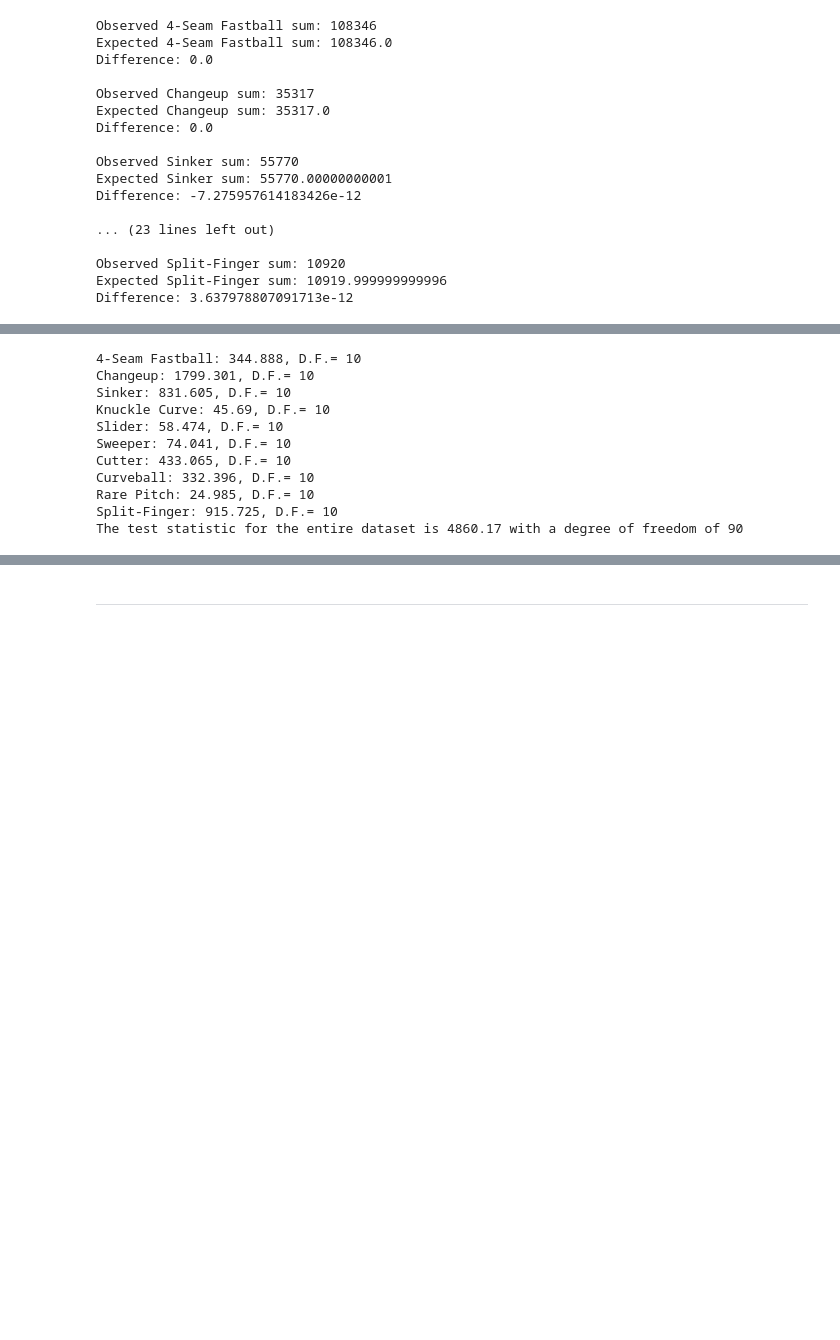
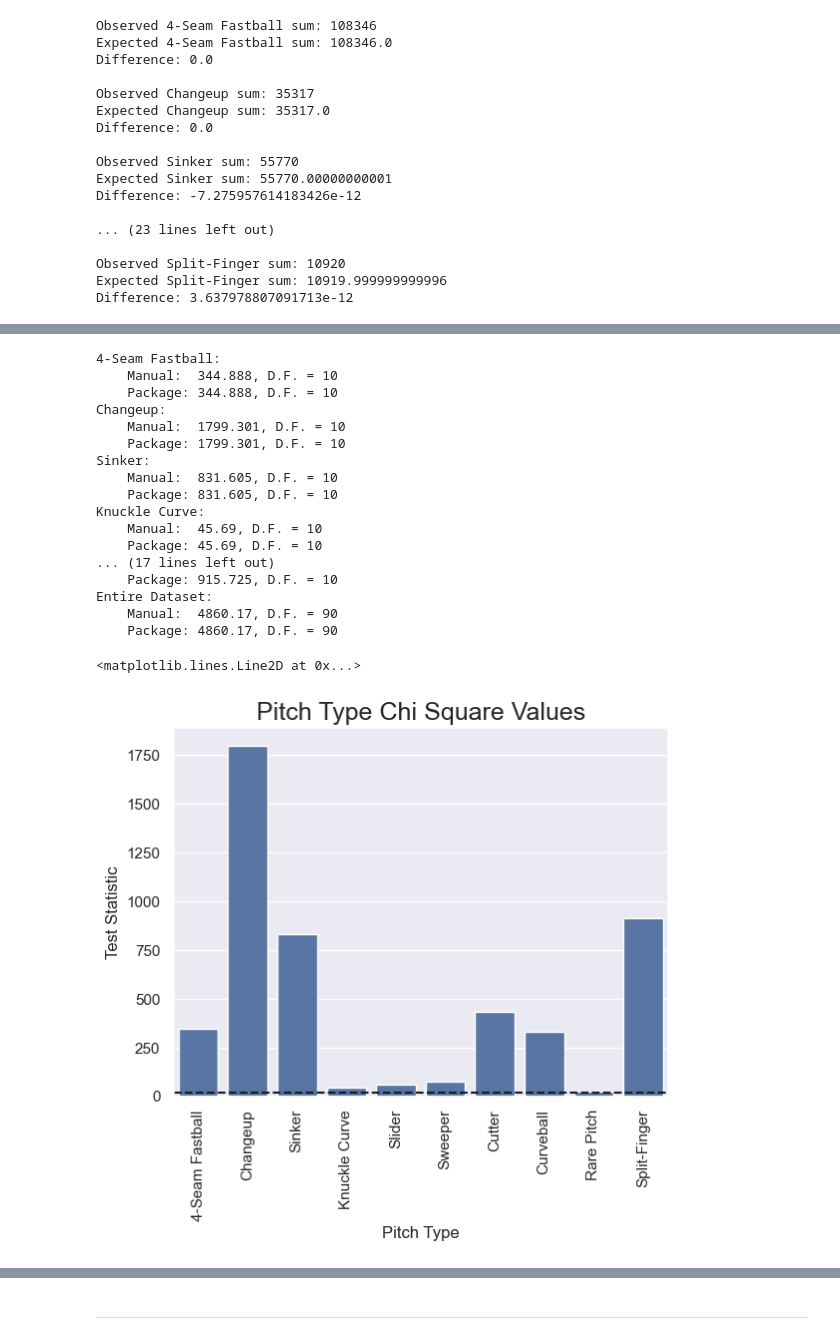
Before and after one commit to chandlerln87/Baseball-Competition-Data, a Jupyter notebook: Statcast_Project_Nixon.ipynb, the cells around one changed output, grey strips where cells are left out. Saved outputs shown, nothing was run; the diff lists cells and outputs as text; code cells hidden in the pictures; blank space fills up the shorter version.

```diff
--- a/Statcast_Project_Nixon.ipynb
+++ b/Statcast_Project_Nixon.ipynb
@@ -365,14 +259,0 @@ The cell below is a test of the method that will be used for the entire data set
-# %%
-fastball_obs = obs_pitch_df[['4-Seam Fastball']]
-fastball_exp = exp_pitch_df[['4-Seam Fastball']]
-
-chi_sum2 = 0  #stores the sum for the test statistic
-for num in pitch_nums:   #chi-square summation
-    chi_sum2 += (((fastball_obs.loc[num, '4-Seam Fastball'])-(fastball_exp.loc[num, '4-Seam Fastball']))**2)/(fastball_exp.loc[num, '4-Seam Fastball'])
-
-#Calculation done with package for redundance
-package_calc = chisquare(np.array(obs_pitch_df['4-Seam Fastball']), f_exp=np.array(exp_pitch_df['4-Seam Fastball']))
-
-print(f'Manually calculated test statistic is {chi_sum2}\n',
-      f'Package Calculated test statistic is {package_calc[0]}\n',
-      f'The package gives a p-value of {package_calc[1]}')
@@ -385,5 +266,7 @@ Below, this will output the chi-square statistic for each pitch type along with
 # %%
 chi_sum_entire = 0  #stores sum for the test statistic of the entire data frame
+
+pitch_chi_values = {}
 
 for name in pitch_names:
     pitch_name_chi = 0  #sum for test statistic of pitch type
@@ -391,20 +274,37 @@ for name in pitch_names:
         pitch_difference = ( ((obs_pitch_df.loc[num, name]) - (exp_pitch_df.loc[num, name]))**2 ) / (exp_pitch_df.loc[num, name]) #chi-square summation
         pitch_name_chi += pitch_difference #add to pitch type chi-square
         chi_sum_entire += pitch_difference #add to data set chi-square
-    print(f'{name}: {round(pitch_name_chi,3)}, D.F.= 10')
+    pitch_chi_values[name] = round(pitch_name_chi,3)
+    package_pitch_chi = scipy.chisquare(np.array(obs_pitch_df[name]), f_exp=np.array(exp_pitch_df[name]))
+    print(f'{name}: \n    Manual:  {round(pitch_name_chi,3)}, D.F. = 10\n    Package: {round(package_pitch_chi[0],3)}, D.F. = 10')
 
 pitch_dof = (len(obs_pitch_df.columns)-1) * (len(obs_pitch_df.index)-1) #get degrees of freedom for dataset using (row-1)(column-1)
-print(f'The test statistic for the entire dataset is {round(chi_sum_entire,3)} with a degree of freedom of {pitch_dof}')
+print(f'Entire Dataset:\n    Manual:  {round(chi_sum_entire,3)}, D.F. = 90\n    Package: {round(scipy.chi2_contingency(obs_pitch_df)[0],3)}, D.F. = 90')
 # %% [output]
-4-Seam Fastball: 344.888, D.F.= 10
-Changeup: 1799.301, D.F.= 10
-Sinker: 831.605, D.F.= 10
-Knuckle Curve: 45.69, D.F.= 10
-Slider: 58.474, D.F.= 10
-Sweeper: 74.041, D.F.= 10
-Cutter: 433.065, D.F.= 10
-Curveball: 332.396, D.F.= 10
-Rare Pitch: 24.985, D.F.= 10
-Split-Finger: 915.725, D.F.= 10
-The test statistic for the entire dataset is 4860.17 with a degree of freedom of 90
+4-Seam Fastball:
+    Manual:  344.888, D.F. = 10
+    Package: 344.888, D.F. = 10
+Changeup:
+    Manual:  1799.301, D.F. = 10
+    Package: 1799.301, D.F. = 10
+Sinker:
+    Manual:  831.605, D.F. = 10
+    Package: 831.605, D.F. = 10
+Knuckle Curve:
+    Manual:  45.69, D.F. = 10
+    Package: 45.69, D.F. = 10
+... (17 lines left out)
+    Package: 915.725, D.F. = 10
+Entire Dataset:
+    Manual:  4860.17, D.F. = 90
+    Package: 4860.17, D.F. = 90
+# %%
+pitch_chi_plot = sns.barplot(data=pitch_chi_values)
+pitch_chi_plot.set_title(label='Pitch Type Chi Square Values', fontsize=18)
+pitch_chi_plot.set(xlabel='Pitch Type', ylabel='Test Statistic')
+pitch_chi_plot.tick_params(axis='x', rotation=90)
+pitch_chi_plot.axhline(y=18.307, color='k', ls='--')
+# %% [output]
+<matplotlib.lines.Line2D at 0x...>
+[figure, added]
 # %% [markdown]
```
Also changed, not shown: parts of 43 cells of this notebook, 1 other file.
